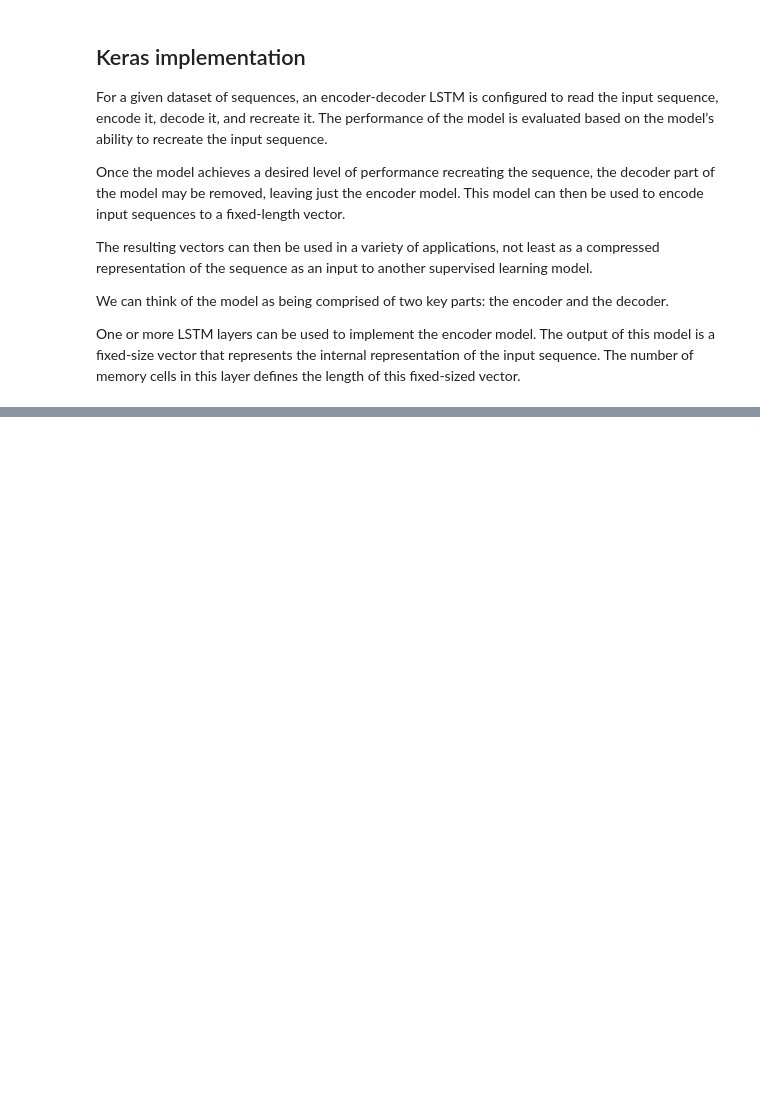
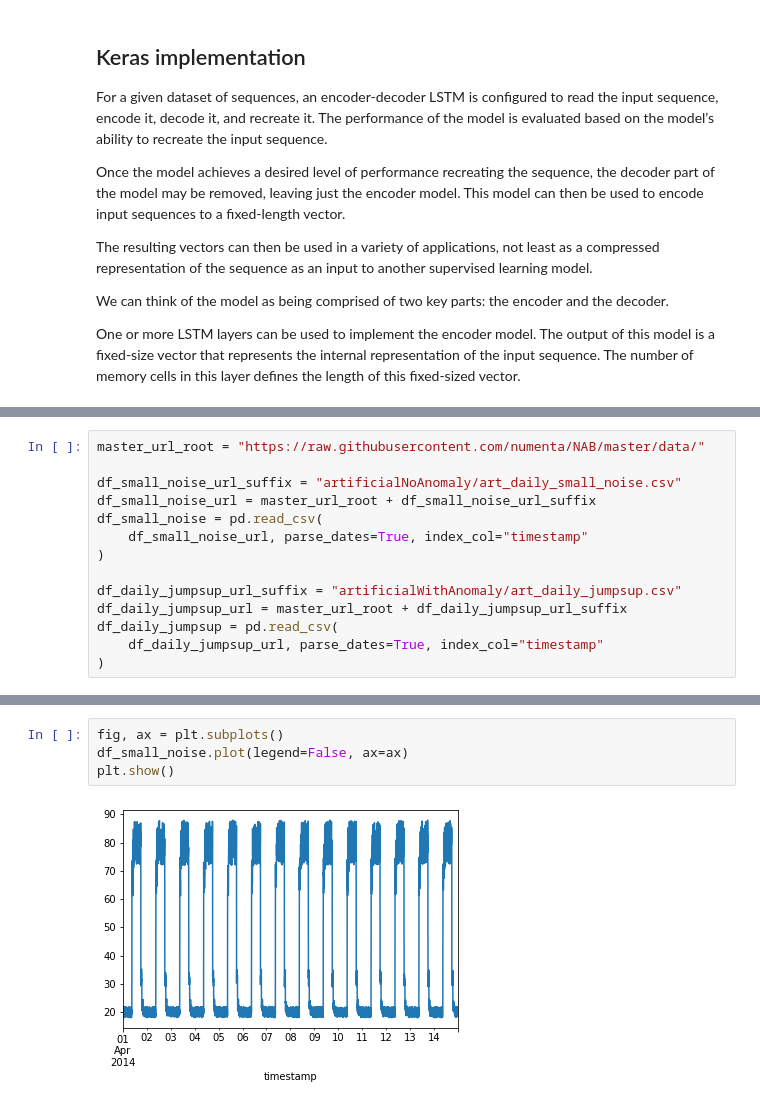
Before and after one commit to LeoBaro/Real-Time-Anomaly-Detection-of-Gamma-Ray-Bursts-for-the-Cherenkov-Telescope-Array, a Jupyter notebook: rtapipe/analysis/lstm.ipynb, the cells around one changed output, grey strips where cells are left out. Cells and saved outputs as stored; diff of their text form; blank space fills up the shorter version.

```diff
--- a/rtapipe/analysis/lstm.ipynb
+++ b/rtapipe/analysis/lstm.ipynb
@@ -57,0 +68,14 @@ array([[[0.1],
+# %%
+master_url_root = "https://raw.githubusercontent.com/numenta/NAB/master/data/"
+
+df_small_noise_url_suffix = "artificialNoAnomaly/art_daily_small_noise.csv"
+df_small_noise_url = master_url_root + df_small_noise_url_suffix
+df_small_noise = pd.read_csv(
+    df_small_noise_url, parse_dates=True, index_col="timestamp"
+)
+
+df_daily_jumpsup_url_suffix = "artificialWithAnomaly/art_daily_jumpsup.csv"
+df_daily_jumpsup_url = master_url_root + df_daily_jumpsup_url_suffix
+df_daily_jumpsup = pd.read_csv(
+    df_daily_jumpsup_url, parse_dates=True, index_col="timestamp"
+)
@@ -57,0 +101,6 @@ array([[[0.1],
+# %%
+fig, ax = plt.subplots()
+df_small_noise.plot(legend=False, ax=ax)
+plt.show()
+# %% [output]
+[figure, added]
```
Also changed, not shown: parts of 34 cells of this notebook, 3 other files.
